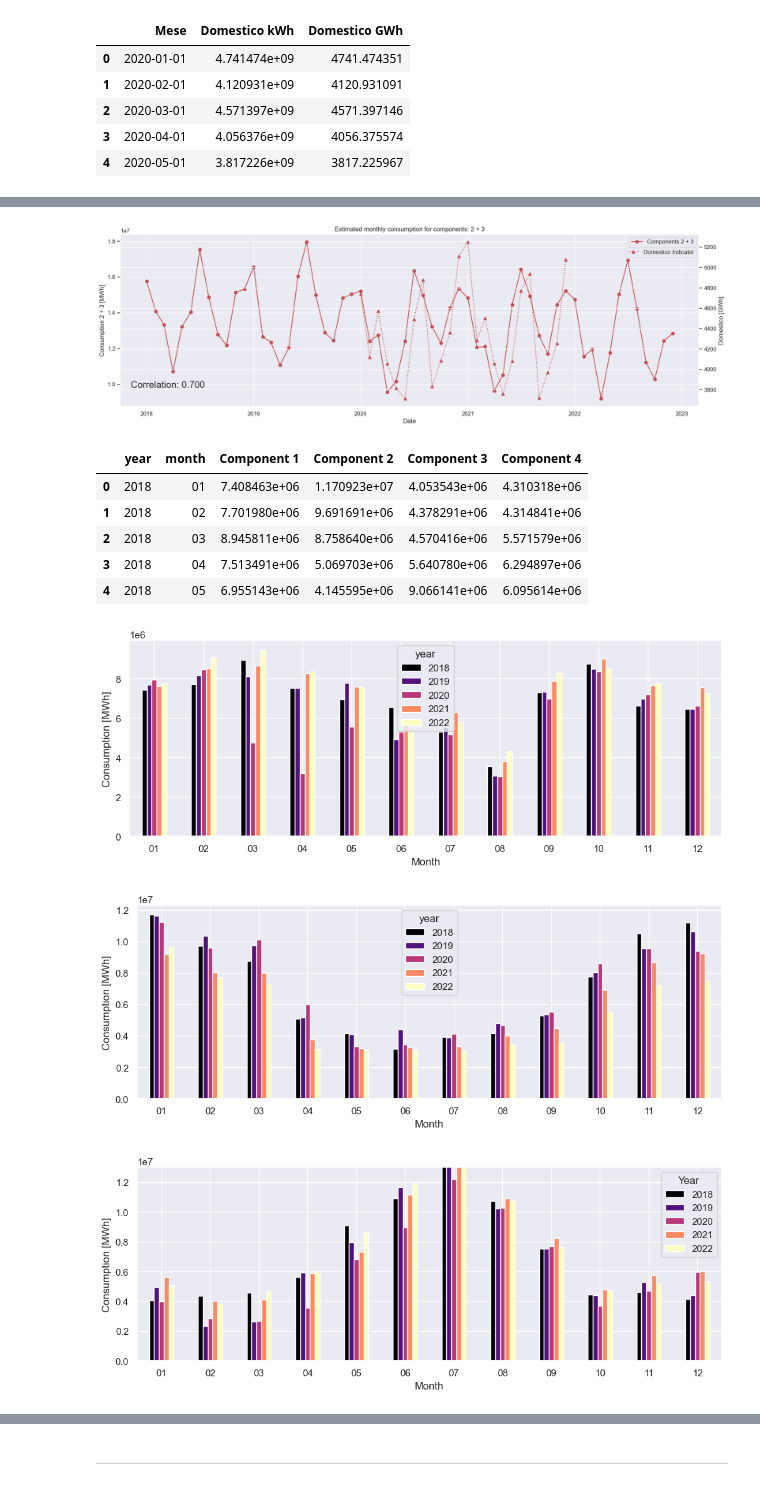
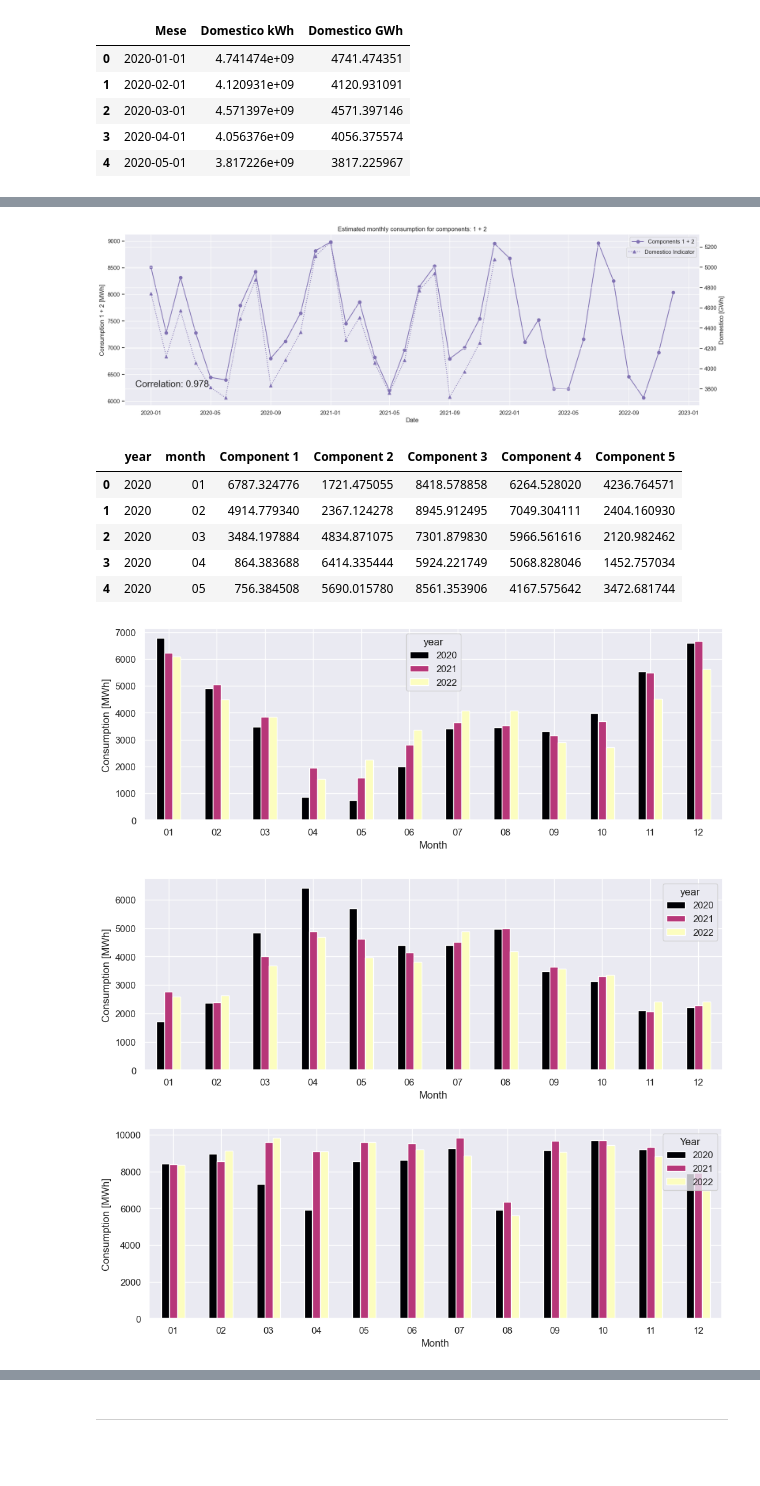
Before and after one commit to gkchln/load_bss, a Jupyter notebook: DecomposeLoad.ipynb, the cells around one changed output, grey strips where cells are left out. Drawn from its saved outputs; the diff is of its cells as text; code cells hidden in the pictures; blank space fills up the shorter version.

```diff
--- a/DecomposeLoad.ipynb
+++ b/DecomposeLoad.ipynb
@@ -71,6 +46,9 @@ daytype_order = [
     'Saturday',
     'Holiday'
 ]
+
+start_year = 2020
+end_year = 2022
 # %% [markdown]
 # Load selected model and input data
 # %%
@@ -99,9 +77,14 @@ input_df = pd.read_csv(f'data/2_processed/daily_curves{specific}.csv', index_col
 # HOTFIX for single-zone case
 zone = 'Italy'
 input_df.index = zone + '_' + input_df.index
-
-unit_info = input_df.index.str.extract(r'^(?P<region>[\w.]+)_(?P<year>\d{4})-(?P<month>\d{2})-\d{2}_(?P<daytype>[\w ]+)$').set_index(input_df.index)
+# Convert everything in GWh
+input_df = input_df / 1000
+pattern = r'^(?P<region>[\w.]+)_(?P<year>\d{4})-(?P<month>\d{2})-\d{2}_(?P<daytype>[\w ]+)$'
+unit_info = input_df.index.str.extract(pattern).set_index(input_df.index)
 df = pd.concat([input_df, unit_info], axis=1)
+select_period = (df.year.astype(int) >= start_year) & (df.year.astype(int) <= end_year)
+unit_info = unit_info[select_period]
+df = df[select_period]
 print(len(df))
 df.head(3)
 # %% [output]
@@ -411,7 +392,7 @@ plt.figure(figsize=(20, 6))
 ax1 = plt.gca()  # get current axes
 
 # Plot the first component on the primary y-axis
-comp_to_sum = [2, 3]
+comp_to_sum = [1, 2]
 # ax1.plot(df_plot.index, df_plot[col], label=col, marker='o', color=colors[k])
 est_cons = df_plot[[f'Component {k}' for k in comp_to_sum]].sum(axis=1)
 
@@ -437,17 +418,17 @@ ax1.annotate('Correlation: {:.3f}'.format(corr), xy=(0.0, 0.05), xycoords='axes
 # Show plot
 plt.show()
 # %% [output]
-[figure, old version]
+[figure, new version]
 # %%
 df_plot = month_df.groupby(['year', 'month'], as_index=False).sum().drop('region', axis=1)
 df_plot.head()
 # %% [output]
-|  | year | month | Component 1 | Component 2 | Component 3 | Component 4 |
-| 0 | 2018 | 01 | 7.408463e+06 | 1.170923e+07 | 4.053543e+06 | 4.310318e+06 |
-| 1 | 2018 | 02 | 7.701980e+06 | 9.691691e+06 | 4.378291e+06 | 4.314841e+06 |
-| 2 | 2018 | 03 | 8.945811e+06 | 8.758640e+06 | 4.570416e+06 | 5.571579e+06 |
-| 3 | 2018 | 04 | 7.513491e+06 | 5.069703e+06 | 5.640780e+06 | 6.294897e+06 |
-| 4 | 2018 | 05 | 6.955143e+06 | 4.145595e+06 | 9.066141e+06 | 6.095614e+06 |
+|  | year | month | Component 1 | Component 2 | Component 3 | Component 4 | Component 5 |
+| 0 | 2020 | 01 | 6787.324776 | 1721.475055 | 8418.578858 | 6264.528020 | 4236.764571 |
+| 1 | 2020 | 02 | 4914.779340 | 2367.124278 | 8945.912495 | 7049.304111 | 2404.160930 |
+| 2 | 2020 | 03 | 3484.197884 | 4834.871075 | 7301.879830 | 5966.561616 | 2120.982462 |
+| 3 | 2020 | 04 | 864.383688 | 6414.335444 | 5924.221749 | 5068.828046 | 1452.757034 |
+| 4 | 2020 | 05 | 756.384508 | 5690.015780 | 8561.353906 | 4167.575642 | 3472.681744 |
 # %%
 fig, ax = plt.subplots(figsize=(12,4))
 df_plot.pivot(columns='year', index='month', values='Component 1').plot.bar(ax=ax, colormap='magma')
@@ -455,7 +436,7 @@ ticks = plt.xticks(rotation=0)
 ylabel = plt.ylabel('Consumption [MWh]')
 xlabel = plt.xlabel('Month')
 # %% [output]
-[figure, old version]
+[figure, new version]
 # %%
 fig, ax = plt.subplots(figsize=(12,4))
 df_plot.pivot(columns='year', index='month', values='Component 2').plot.bar(ax=ax, colormap='magma')
@@ -463,17 +444,17 @@ ticks = plt.xticks(rotation=0)
 ylabel = plt.ylabel('Consumption [MWh]')
 xlabel = plt.xlabel('Month')
 # %% [output]
-[figure, old version]
+[figure, new version]
 # %%
 fig, ax = plt.subplots(figsize=(12,4))
 df_plot.pivot(columns='year', index='month', values='Component 3').plot.bar(ax=ax, colormap='magma')
 ticks = plt.xticks(rotation=0)
 ylabel = plt.ylabel('Consumption [MWh]')
 xlabel = plt.xlabel('Month')
-ylim = plt.ylim((0., 1.3e7))
+# ylim = plt.ylim((0., 1.3e7))
 legend = plt.legend(loc='upper right', title='Year')
 # %% [output]
-[figure, old version]
+[figure, new version]
 # %%
 fig, ax = plt.subplots(figsize=(12,4))
 df_plot.pivot(columns='year', index='month', values='Component 4').plot.bar(ax=ax, colormap='magma')
```
Also changed, not shown: parts of 21 cells of this notebook.
